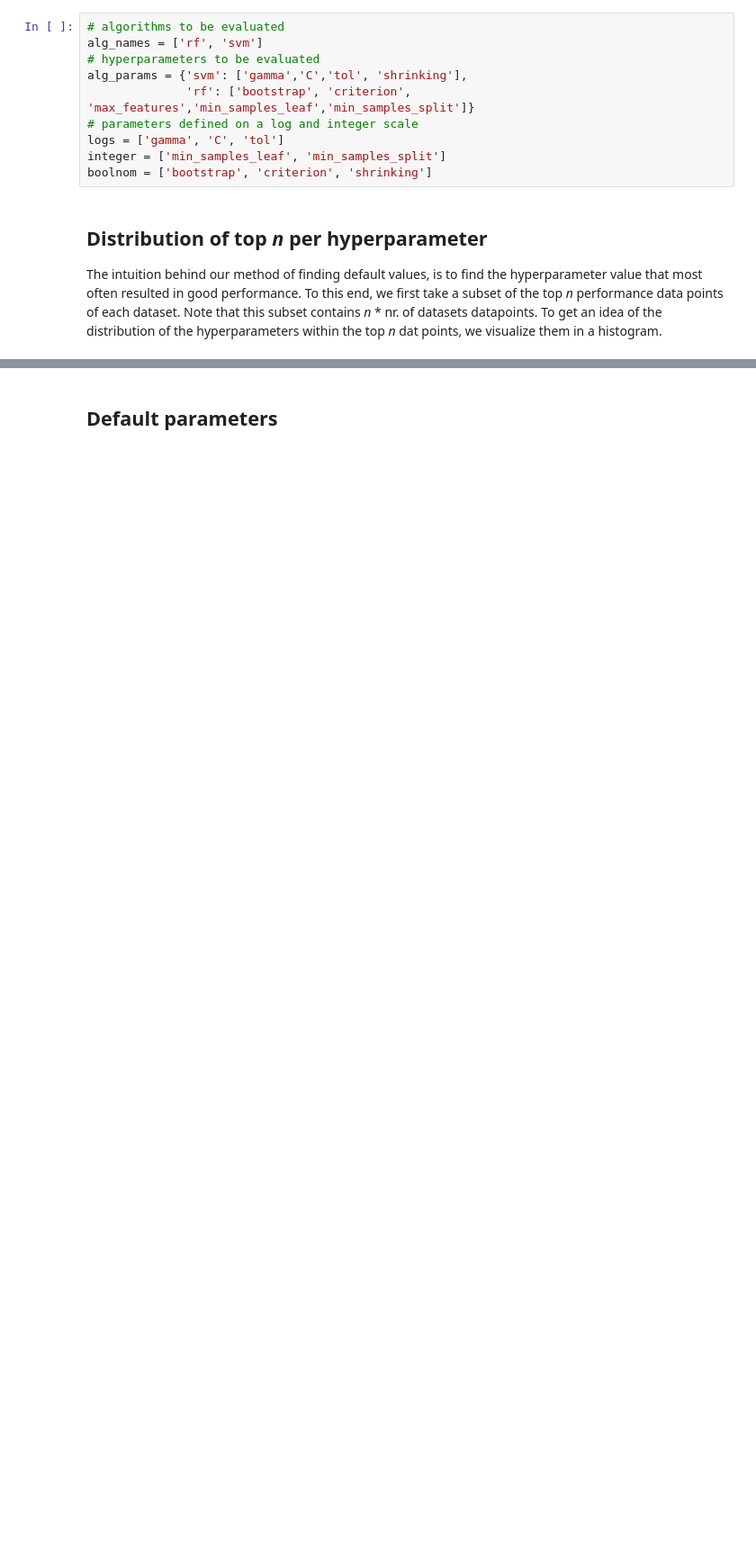
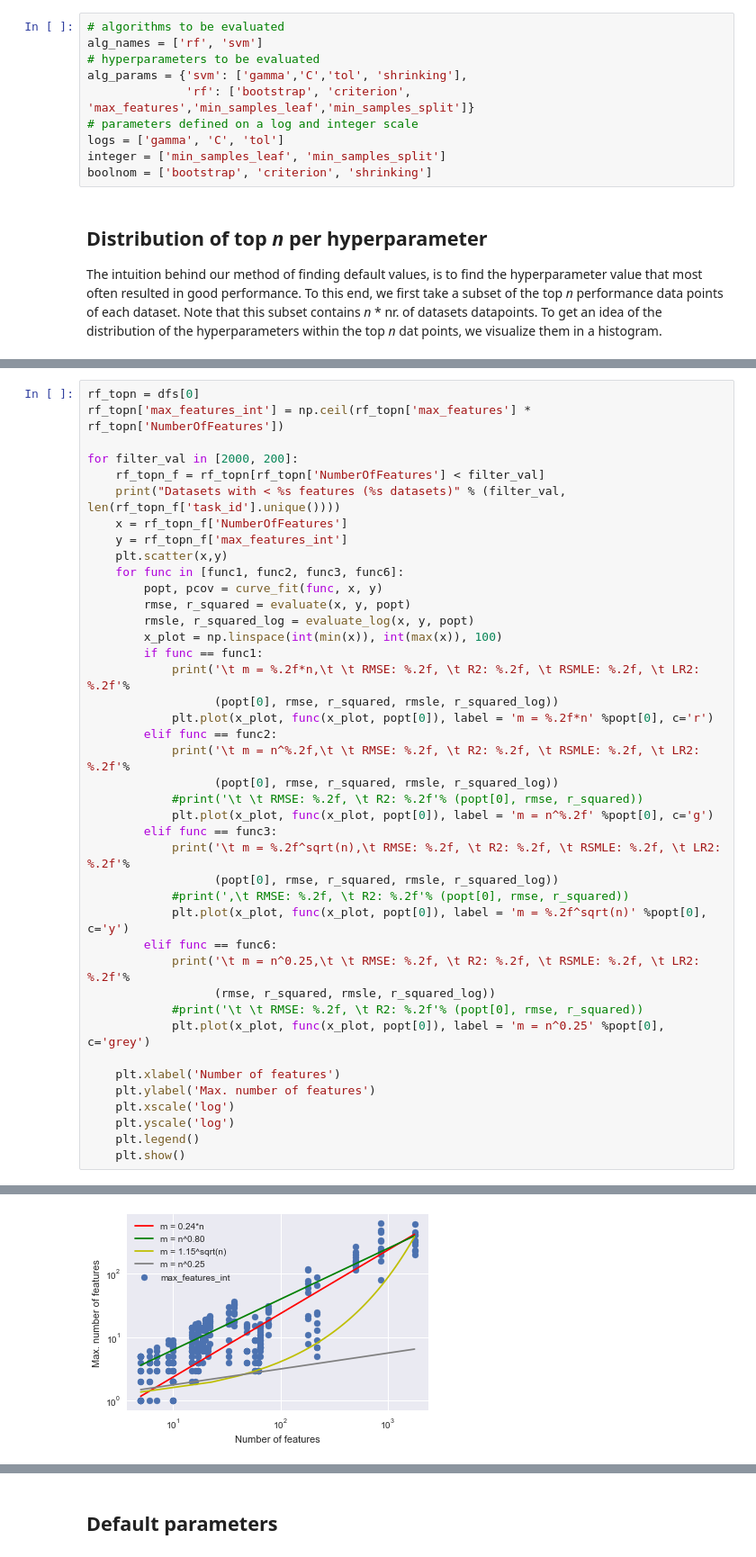
Before and after one commit to harel-coffee/hyperimp-auto, a Jupyter notebook: analysis experiment 1.ipynb, the cells around one changed output, grey strips where cells are left out. Shown at 90% size. Drawn from its saved outputs; the diff is of its cells as text; blank space fills up the shorter version.

```diff
--- a/analysis experiment 1.ipynb
+++ b/analysis experiment 1.ipynb
@@ -83,0 +147,42 @@ if grid:
+# %%
+rf_topn = dfs[0]
+rf_topn['max_features_int'] = np.ceil(rf_topn['max_features'] * rf_topn['NumberOfFeatures'])
+
+for filter_val in [2000, 200]:
+    rf_topn_f = rf_topn[rf_topn['NumberOfFeatures'] < filter_val]
+    print("Datasets with < %s features (%s datasets)" % (filter_val, len(rf_topn_f['task_id'].unique())))
+    x = rf_topn_f['NumberOfFeatures']
+    y = rf_topn_f['max_features_int']
+    plt.scatter(x,y)
+    for func in [func1, func2, func3, func6]:
+        popt, pcov = curve_fit(func, x, y)
+        rmse, r_squared = evaluate(x, y, popt)
+        rmsle, r_squared_log = evaluate_log(x, y, popt)
+        x_plot = np.linspace(int(min(x)), int(max(x)), 100)
+        if func == func1:
+            print('\t m = %.2f*n,\t \t RMSE: %.2f, \t R2: %.2f, \t RSMLE: %.2f, \t LR2: %.2f'%
+                  (popt[0], rmse, r_squared, rmsle, r_squared_log))
+            plt.plot(x_plot, func(x_plot, popt[0]), label = 'm = %.2f*n' %popt[0], c='r')
+        elif func == func2:
+            print('\t m = n^%.2f,\t \t RMSE: %.2f, \t R2: %.2f, \t RSMLE: %.2f, \t LR2: %.2f'%
+                  (popt[0], rmse, r_squared, rmsle, r_squared_log))
+            #print('\t \t RMSE: %.2f, \t R2: %.2f'% (popt[0], rmse, r_squared))
+            plt.plot(x_plot, func(x_plot, popt[0]), label = 'm = n^%.2f' %popt[0], c='g')
+        elif func == func3:
+            print('\t m = %.2f^sqrt(n),\t RMSE: %.2f, \t R2: %.2f, \t RSMLE: %.2f, \t LR2: %.2f'%
+                  (popt[0], rmse, r_squared, rmsle, r_squared_log))
+            #print(',\t RMSE: %.2f, \t R2: %.2f'% (popt[0], rmse, r_squared))
+            plt.plot(x_plot, func(x_plot, popt[0]), label = 'm = %.2f^sqrt(n)' %popt[0], c='y')
+        elif func == func6:
+            print('\t m = n^0.25,\t \t RMSE: %.2f, \t R2: %.2f, \t RSMLE: %.2f, \t LR2: %.2f'%
+                  (rmse, r_squared, rmsle, r_squared_log))
+            #print('\t \t RMSE: %.2f, \t R2: %.2f'% (popt[0], rmse, r_squared))
+            plt.plot(x_plot, func(x_plot, popt[0]), label = 'm = n^0.25' %popt[0], c='grey')
+
+    plt.xlabel('Number of features')
+    plt.ylabel('Max. number of features')
+    plt.xscale('log')
+    plt.yscale('log')
+    plt.legend()
+    plt.show()
+# %% [output]
@@ -83,0 +194 @@ if grid:
+[figure, added]
```
Also changed, not shown: parts of 12 cells of this notebook, 12 other files.
